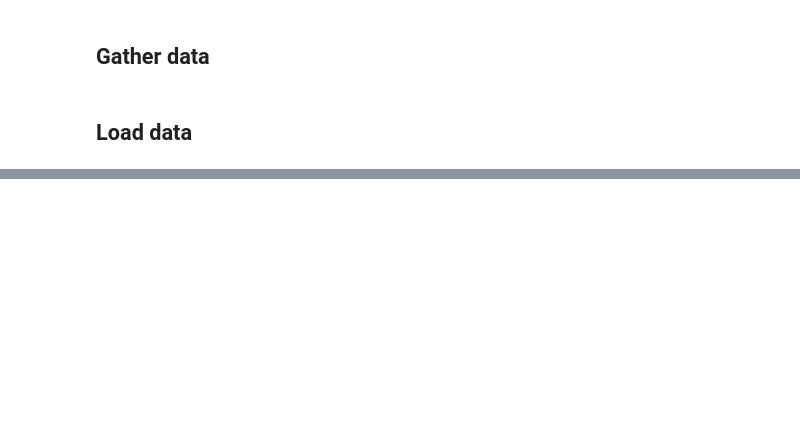
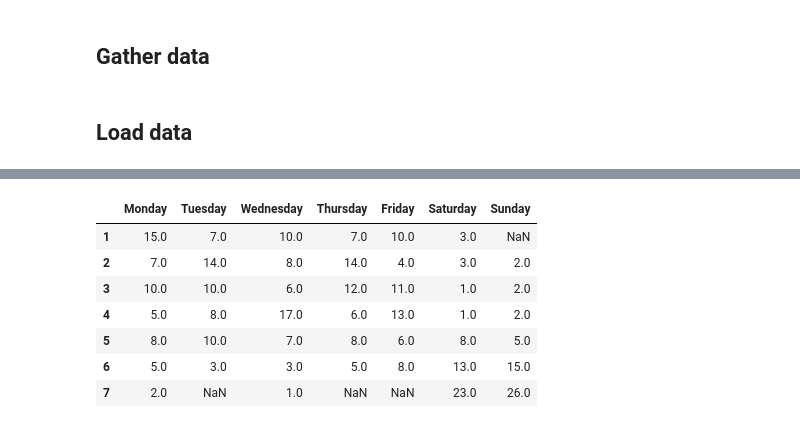
Before and after one commit to plebik/CryptoMagician, a Jupyter notebook: Untitled.ipynb, the cells around one changed output, grey strips where cells are left out. Cells and saved outputs as stored; diff of their text form; code cells hidden in the pictures; blank space fills up the shorter version.

```diff
--- a/Untitled.ipynb
+++ b/Untitled.ipynb
@@ -34,0 +50,36 @@ data
+# %%
+rankings = {}
+for interval in trades.keys():
+    ls = []
+    for series in trades['8-12'].values:
+        try:
+            sorted_values = sorted(series, reverse=True)
+            map_ = {key:value for key, value in zip(sorted_values, range(1, len(sorted_values) + 1))}
+            ls.append([map_[s] for s in series])
+        except:
+            pass
+
+    ranking = pd.DataFrame(ls, columns=['Monday', 'Tuesday', 'Wednesday', 'Thursday', 'Friday', 'Saturday', 'Sunday'])
+
+    tmp_ls = []
+    for w in ranking.columns:
+        tmp_ls.append({a:b for a,b in ranking[w].value_counts().items()})
+
+    for index, value in enumerate(tmp_ls):
+        tmp_ls[index] = dict(sorted(value.items()))
+
+    ranking_frame = pd.DataFrame(tmp_ls).transpose()
+    ranking_frame.columns = ['Monday', 'Tuesday', 'Wednesday', 'Thursday', 'Friday', 'Saturday', 'Sunday']
+
+    rankings[interval] = ranking_frame
+# %%
+rankings['20-24']
+# %% [output]
+|  | Monday | Tuesday | Wednesday | Thursday | Friday | Saturday | Sunday |
+| 1 | 15.0 | 7.0 | 10.0 | 7.0 | 10.0 | 3.0 | NaN |
+| 2 | 7.0 | 14.0 | 8.0 | 14.0 | 4.0 | 3.0 | 2.0 |
+| 3 | 10.0 | 10.0 | 6.0 | 12.0 | 11.0 | 1.0 | 2.0 |
+| 4 | 5.0 | 8.0 | 17.0 | 6.0 | 13.0 | 1.0 | 2.0 |
+| 5 | 8.0 | 10.0 | 7.0 | 8.0 | 6.0 | 8.0 | 5.0 |
+| 6 | 5.0 | 3.0 | 3.0 | 5.0 | 8.0 | 13.0 | 15.0 |
+| 7 | 2.0 | NaN | 1.0 | NaN | NaN | 23.0 | 26.0 |
```
Also changed, not shown: parts of 6 cells of this notebook, 4 other files.
